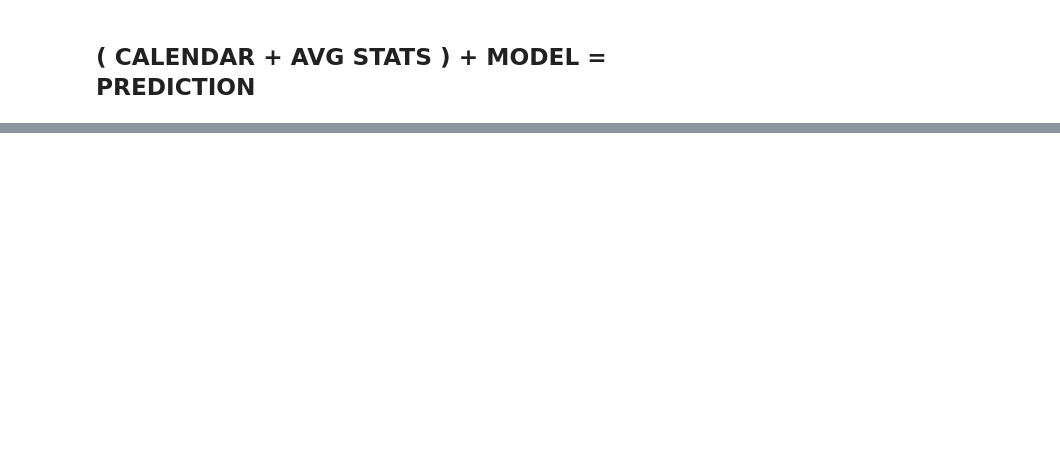
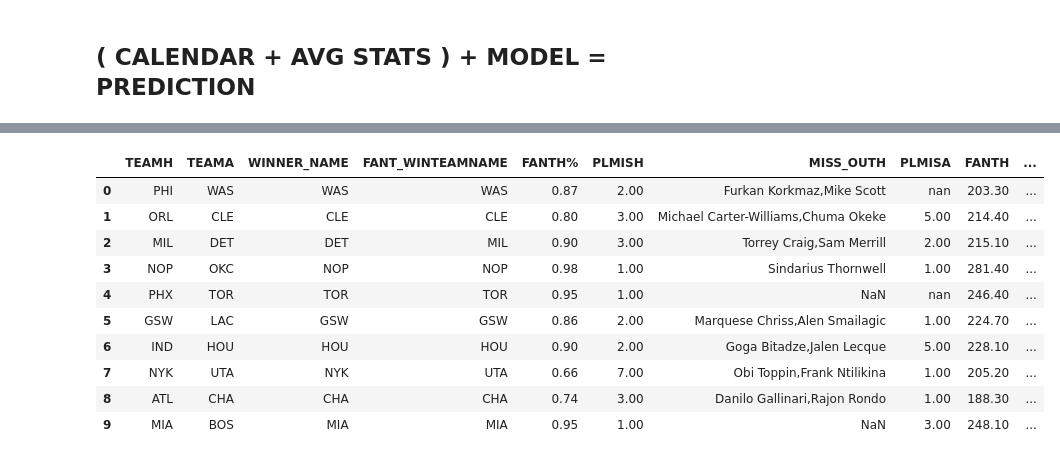
Before and after one commit to fabertel/FB_Python, a Jupyter notebook: NBA2020analytics - OK.ipynb, the cells around one changed output, grey strips where cells are left out. Drawn from its saved outputs; the diff is of its cells as text; code cells hidden in the pictures; blank space fills up the shorter version.

```diff
--- a/NBA2020analytics - OK.ipynb
+++ b/NBA2020analytics - OK.ipynb
@@ -750,0 +966,19 @@ FINAL.to_excel('NBA2020_Prediction_out.xls')
+# %%
+# RECAP PER SQUADRA
+import pandas as pd
+
+pd.set_option('max_colwidth', None)
+tmp_ftig = tmp_fti[(tmp_fti.out.notnull())].fillna(0).groupby(['TEAM_ABBREVIATION']).agg({'MIN': "sum",'NBA_FANTASY_PTS':'sum','PLAYER_ID': "count"}).reset_index().sort_values(by='NBA_FANTASY_PTS', ascending=False)
+injarrayGT = tmp_fti[(tmp_fti.out=='GAMETIME')].groupby(['TEAM_ABBREVIATION'])['PLAYER_NAME'].apply(','.join).reset_index()    #CONCATENAZIONE
+injarrayOUT = tmp_fti[(tmp_fti.out=='OUT')].groupby(['TEAM_ABBREVIATION'])['PLAYER_NAME'].apply(','.join).reset_index()    #CONCATENAZIONE
+tmp_ftig2 = pd.merge(tmp_ftig,injarrayGT,how="left",on="TEAM_ABBREVIATION")
+tmp_ftig2a = pd.merge(tmp_ftig2,injarrayOUT,how="left",on="TEAM_ABBREVIATION")
+tmp_ftig3 = tmp_fti[(tmp_fti.out.isnull())].fillna(0).groupby(['TEAM_ABBREVIATION']).agg({'MIN': "sum",'NBA_FANTASY_PTS':'sum','PLAYER_ID': "count"}).reset_index().sort_values(by='NBA_FANTASY_PTS', ascending=False)
+tmp_ftig4 = pd.merge(tmp_ftig3,tmp_ftig2a,how='left',on='TEAM_ABBREVIATION')
+
+# print(tmp_ftig.shape,tmp_ftig2.shape,tmp_ftig2a.shape,tmp_ftig3.shape,tmp_ftig4.shape)
+
+tmp_ftig4.columns= ['TEAM_ABBREVIATION', 'MIN_x', 'NBA_FANTASY_PTS_x', 'PLAYER_ID_x','MIN_LOST', 'NBA_FANTASY_PTS_LOST', 'PLAYERS_MISSING', 'MISS_GT','MISS_OUT']
+tmp_ftig4['PLAYER_AVAIL%']=tmp_ftig4['MIN_x']/(tmp_ftig4['MIN_LOST']+tmp_ftig4['MIN_x'])
+tmp_ftig4['FPTS_AVAIL%']=tmp_ftig4['NBA_FANTASY_PTS_x']/(tmp_ftig4['NBA_FANTASY_PTS_LOST']+tmp_ftig4['NBA_FANTASY_PTS_x'])
+tmp_ftig4.sort_values(by='FPTS_AVAIL%', ascending=True).head(5)
@@ -750,0 +992,40 @@ FINAL.to_excel('NBA2020_Prediction_out.xls')
+# %%
+tmp_ftig4a = tmp_ftig4[['TEAM_ABBREVIATION', 'PLAYER_AVAIL%', 'PLAYERS_MISSING', 'MISS_GT','MISS_OUT','NBA_FANTASY_PTS_x','FPTS_AVAIL%']]
+odds2a = pd.merge(FINALODDS,tmp_ftig4a,how='left',left_on='TEAMH', right_on='TEAM_ABBREVIATION')
+odds2b = pd.merge(odds2a,tmp_ftig4a,how='left',left_on='TEAMA', right_on='TEAM_ABBREVIATION')
+
+odds2b.columns = (['TEAMH', 'TEAMA', 'WINNER_NAME', 'resultRF', 'AvgOddsA', 'AvgOddsH','GAMEDATE2',
+                   'TH','PLAVAIL%H', 'PLMISH', 'MISS_GTH','MISS_OUTH','FANTH','FANTH%',
+                   'TA','PLAVAIL%A', 'PLMISA', 'MISS_GTA','MISS_OUTA','FANTA','FANTA%'])
+
+def reorder_columns(columns, first_cols=[], last_cols=[], drop_cols=[]):
+    columns = list(set(columns) - set(first_cols))
+    columns = list(set(columns) - set(drop_cols))
+    columns = list(set(columns) - set(last_cols))
+    new_order = first_cols + columns + last_cols
+    return new_order
+
+#FANTASY CRITERIA
+for i, row in odds2b.iterrows():
+    if (row['FANTH']> row['FANTA']):
+        odds2b.at[i,'FANT_WINTEAMNAME'] = row['TEAMH']
+    else:
+        odds2b.at[i,'FANT_WINTEAMNAME'] = row['TEAMA']
+
+my_list = odds2b.columns.tolist()
+reordered_cols = reorder_columns(my_list, first_cols=['TEAMH','TEAMA','WINNER_NAME','FANT_WINTEAMNAME'], last_cols=[], drop_cols=[])
+odds2b = odds2b[reordered_cols]
+
+odds2b
+# %% [output]
+|  | TEAMH | TEAMA | WINNER_NAME | FANT_WINTEAMNAME | FANTH% | PLMISH | MISS_OUTH | PLMISA | FANTH | ... |
+| 0 | PHI | WAS | WAS | WAS | 0.87 | 2.00 | Furkan Korkmaz,Mike Scott | nan | 203.30 | ... |
+| 1 | ORL | CLE | CLE | CLE | 0.80 | 3.00 | Michael Carter-Williams,Chuma Okeke | 5.00 | 214.40 | ... |
+| 2 | MIL | DET | DET | MIL | 0.90 | 3.00 | Torrey Craig,Sam Merrill | 2.00 | 215.10 | ... |
+| 3 | NOP | OKC | NOP | NOP | 0.98 | 1.00 | Sindarius Thornwell | 1.00 | 281.40 | ... |
+| 4 | PHX | TOR | TOR | TOR | 0.95 | 1.00 | NaN | nan | 246.40 | ... |
+| 5 | GSW | LAC | GSW | GSW | 0.86 | 2.00 | Marquese Chriss,Alen Smailagic | 1.00 | 224.70 | ... |
+| 6 | IND | HOU | HOU | HOU | 0.90 | 2.00 | Goga Bitadze,Jalen Lecque | 5.00 | 228.10 | ... |
+| 7 | NYK | UTA | NYK | UTA | 0.66 | 7.00 | Obi Toppin,Frank Ntilikina | 1.00 | 205.20 | ... |
+| 8 | ATL | CHA | CHA | CHA | 0.74 | 3.00 | Danilo Gallinari,Rajon Rondo | 1.00 | 188.30 | ... |
+| 9 | MIA | BOS | MIA | MIA | 0.95 | 1.00 | NaN | 3.00 | 248.10 | ... |
```
Also changed, not shown: parts of 69 cells of this notebook, 1 other file.
